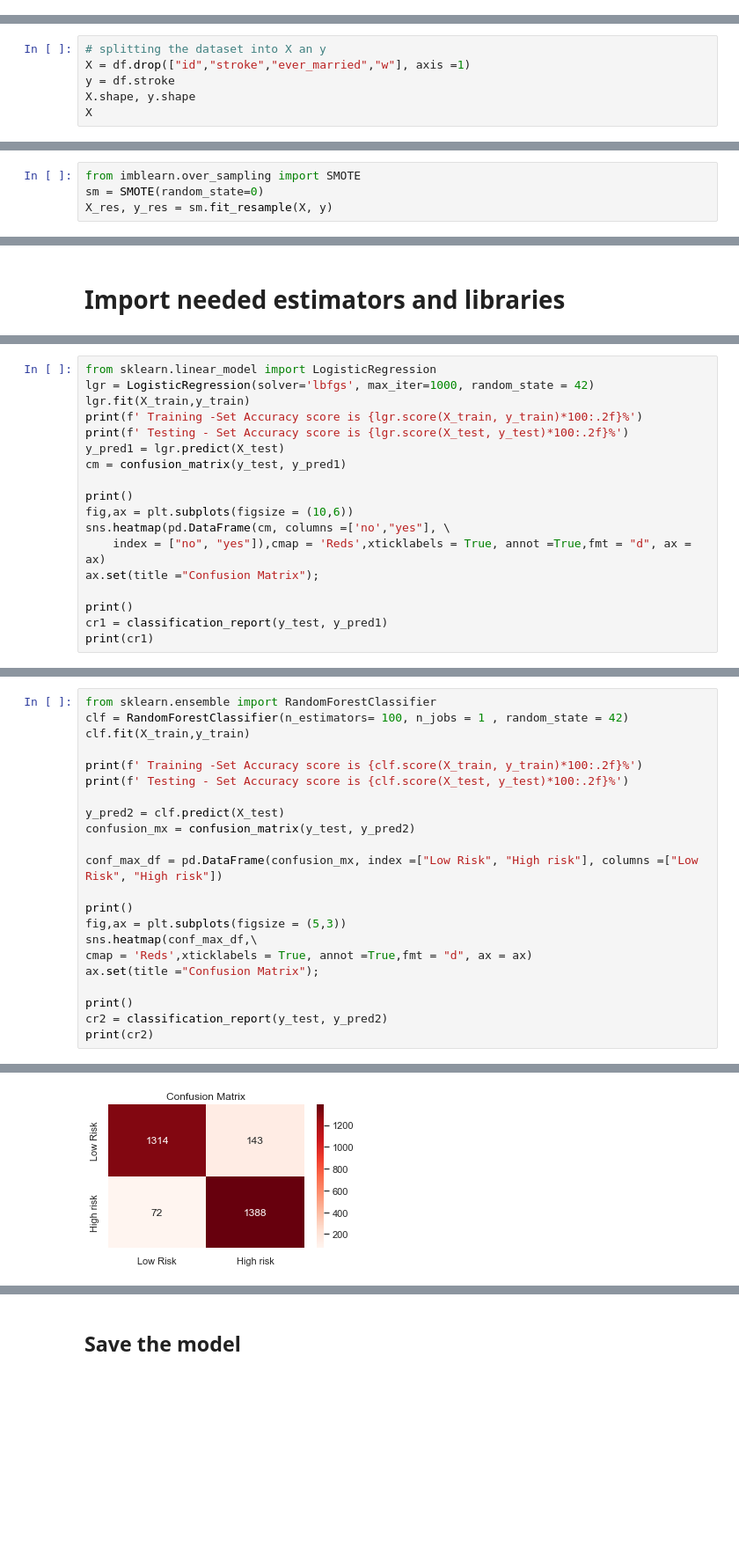
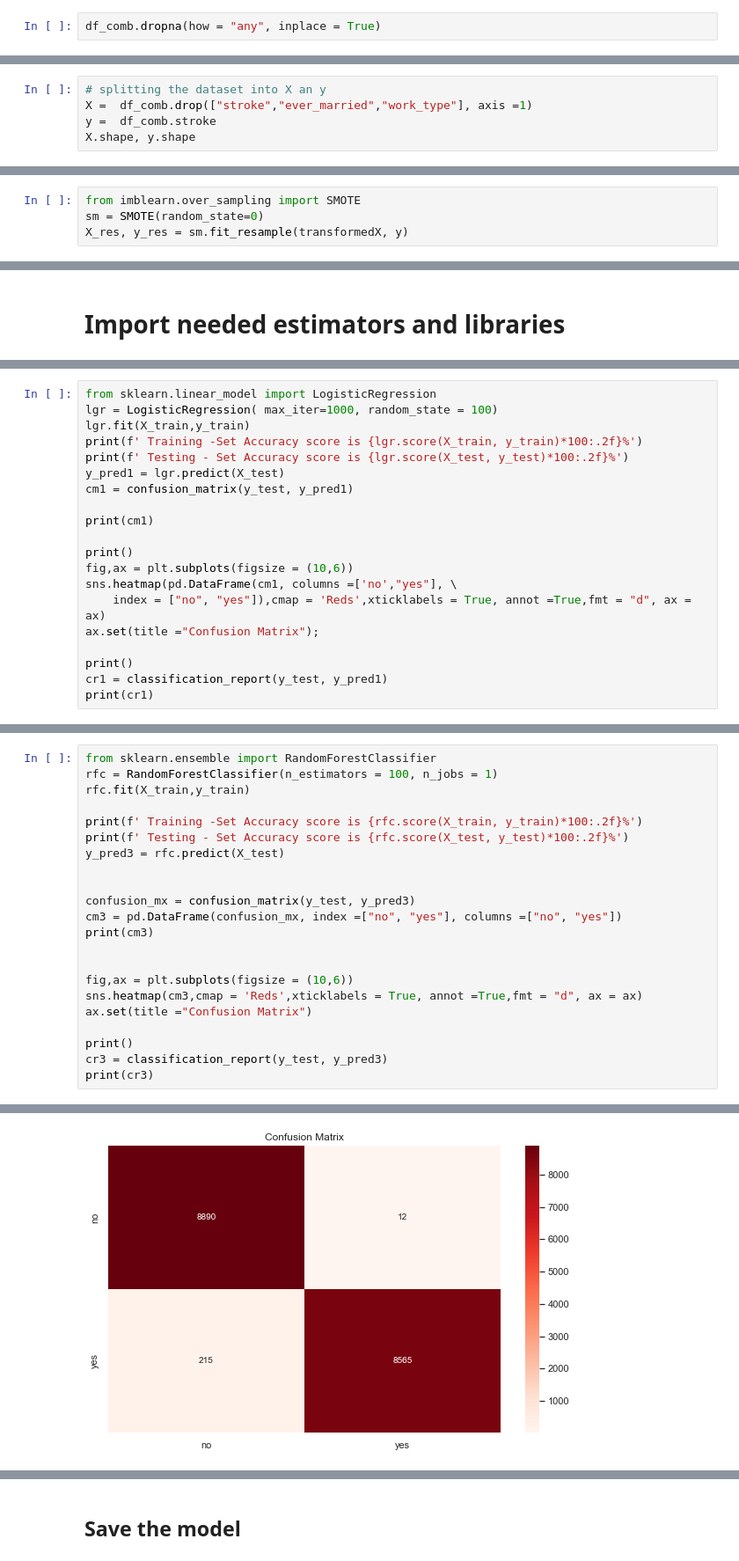
Before and after one commit to godwinnwalozie/Streamlit_apps, a Jupyter notebook: data/stroke.ipynb, the cells around one changed output, grey strips where cells are left out. Shown at 88% size. Drawn from its saved outputs; the diff is of its cells as text; blank space fills up the shorter version.

```diff
--- a/data/stroke.ipynb
+++ b/data/stroke.ipynb
@@ -20,0 +96,2 @@ df.sample()
+# %%
+df_comb.dropna(how = "any", inplace = True)
@@ -157,7 +225,6 @@ df.sample()
 # %%
 # splitting the dataset into X an y
-X = df.drop(["id","stroke","ever_married","w"], axis =1)
-y = df.stroke
+X =  df_comb.drop(["stroke","ever_married","work_type"], axis =1)
+y =  df_comb.stroke
 X.shape, y.shape
-X
 # %% [output]
@@ -177,6 +266,6 @@ X
 # %%
 from imblearn.over_sampling import SMOTE
 sm = SMOTE(random_state=0)
-X_res, y_res = sm.fit_resample(X, y)
+X_res, y_res = sm.fit_resample(transformedX, y)
 # %%
 from sklearn.model_selection import train_test_split , cross_val_score
@@ -191,15 +280,17 @@ from sklearn.metrics import classification_report, confusion_matrix, accuracy_sc
 # %%
 from sklearn.linear_model import LogisticRegression
-lgr = LogisticRegression(solver='lbfgs', max_iter=1000, random_state = 42)
+lgr = LogisticRegression( max_iter=1000, random_state = 100)
 lgr.fit(X_train,y_train)
 print(f' Training -Set Accuracy score is {lgr.score(X_train, y_train)*100:.2f}%')
 print(f' Testing - Set Accuracy score is {lgr.score(X_test, y_test)*100:.2f}%')
 y_pred1 = lgr.predict(X_test)
-cm = confusion_matrix(y_test, y_pred1)
+cm1 = confusion_matrix(y_test, y_pred1)
+
+print(cm1)
 
 print()
 fig,ax = plt.subplots(figsize = (10,6))
-sns.heatmap(pd.DataFrame(cm, columns =['no',"yes"], \
+sns.heatmap(pd.DataFrame(cm1, columns =['no',"yes"], \
     index = ["no", "yes"]),cmap = 'Reds',xticklabels = True, annot =True,fmt = "d", ax = ax)
 ax.set(title ="Confusion Matrix");
 
@@ -223,24 +354,24 @@ weighted avg       0.80      0.80      0.80      2917
 # %%
 from sklearn.ensemble import RandomForestClassifier
-clf = RandomForestClassifier(n_estimators= 100, n_jobs = 1 , random_state = 42)
-clf.fit(X_train,y_train)
+rfc = RandomForestClassifier(n_estimators = 100, n_jobs = 1)
+rfc.fit(X_train,y_train)
 
-print(f' Training -Set Accuracy score is {clf.score(X_train, y_train)*100:.2f}%')
-print(f' Testing - Set Accuracy score is {clf.score(X_test, y_test)*100:.2f}%')
+print(f' Training -Set Accuracy score is {rfc.score(X_train, y_train)*100:.2f}%')
+print(f' Testing - Set Accuracy score is {rfc.score(X_test, y_test)*100:.2f}%')
+y_pred3 = rfc.predict(X_test)
 
-y_pred2 = clf.predict(X_test)
-confusion_mx = confusion_matrix(y_test, y_pred2)
 
-conf_max_df = pd.DataFrame(confusion_mx, index =["Low Risk", "High risk"], columns =["Low Risk", "High risk"])
+confusion_mx = confusion_matrix(y_test, y_pred3)
+cm3 = pd.DataFrame(confusion_mx, index =["no", "yes"], columns =["no", "yes"])
+print(cm3)
+
+
+fig,ax = plt.subplots(figsize = (10,6))
+sns.heatmap(cm3,cmap = 'Reds',xticklabels = True, annot =True,fmt = "d", ax = ax)
+ax.set(title ="Confusion Matrix")
 
 print()
-fig,ax = plt.subplots(figsize = (5,3))
-sns.heatmap(conf_max_df,\
-cmap = 'Reds',xticklabels = True, annot =True,fmt = "d", ax = ax)
-ax.set(title ="Confusion Matrix");
-
-print()
-cr2 = classification_report(y_test, y_pred2)
-print(cr2)
+cr3 = classification_report(y_test, y_pred3)
+print(cr3)
 # %% [output]
  Training -Set Accuracy score is 100.00%
@@ -258 +391 @@ weighted avg       0.93      0.93      0.93      2917
-[figure, old version]
+[figure, new version]
```
Also changed, not shown: parts of 45 cells of this notebook, 10 other files.
